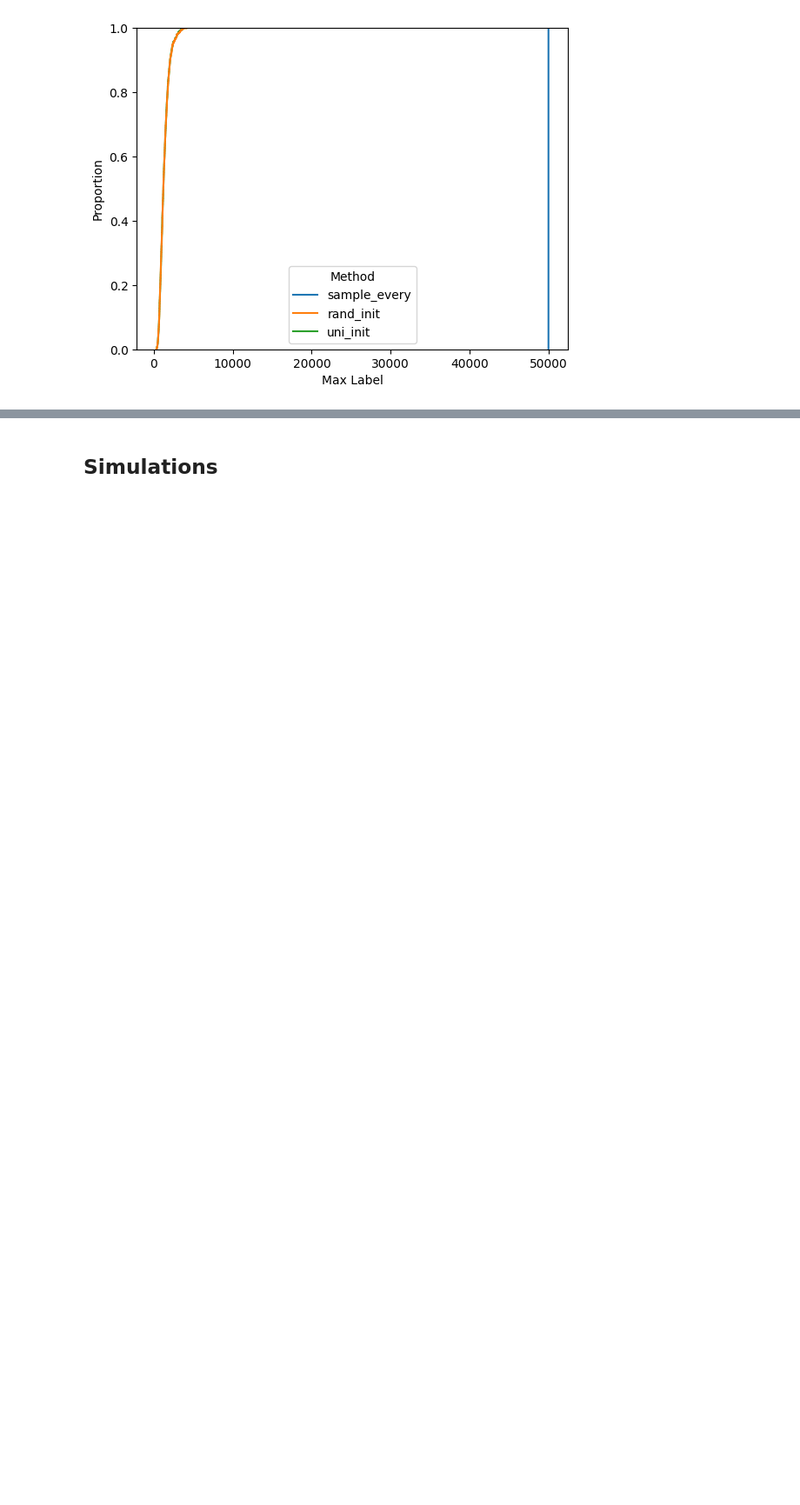
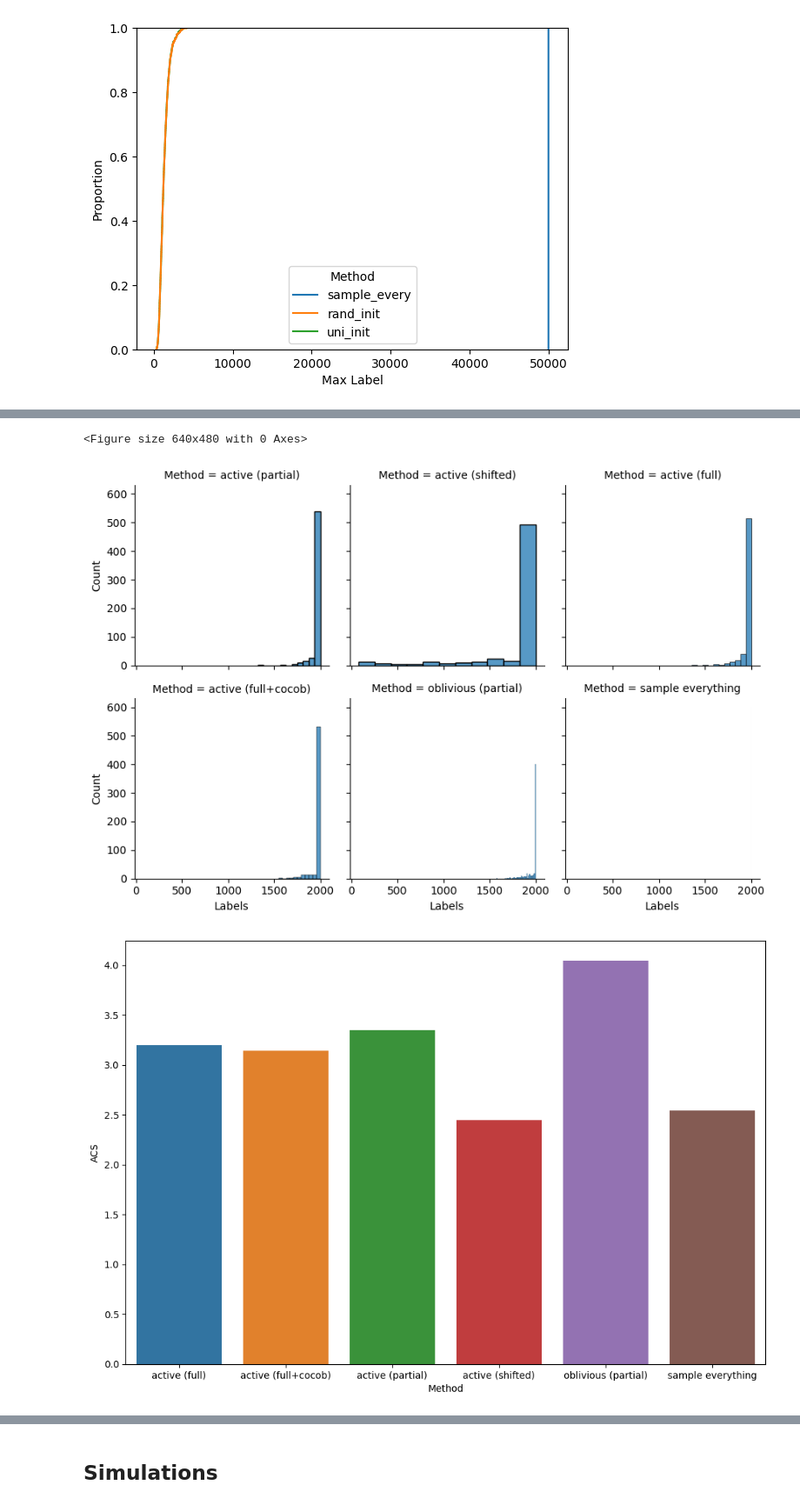
Before and after one commit to neilzxu/active-rcps, a Jupyter notebook: real_data.ipynb, the cells around one changed output, grey strips where cells are left out. Shown at 87% size. Drawn from its saved outputs; the diff is of its cells as text; code cells hidden in the pictures; blank space fills up the shorter version.

```diff
--- a/real_data.ipynb
+++ b/real_data.ipynb
@@ -415,0 +463,24 @@ visualize_beta_hat(beta_hat_data, beta_hat_df)
+# %%
+# visualize calibrated data
+def load_calib_results():
+    import dill
+    import pandas as pd
+    import IwUpperMartingale
+    from IwUpperMartingale import DummyMartingale
+    import Player
+    class DummyMinimax:
+        def __init(self):
+            pass
+    class DummyPlayer:
+        def __init(self):
+            pass
+    Player.DummyMinimax = DummyMinimax
+    Player.DummyPlayer = DummyPlayer
+    data_dir = 'results/imagenet_calib'
+    with open(f'{data_dir}/result_dump.pkl', 'rb') as in_f:
+        datas = dill.load(in_f)
+    data_df = pd.read_csv(f'{data_dir}/last_beta_dist.csv')
+    return datas, data_df
+calib_data, calib_df = load_calib_results()
+visualize_beta_hat(calib_data, calib_df)
+# %% [output]
@@ -415,0 +494,3 @@ visualize_beta_hat(beta_hat_data, beta_hat_df)
+<Figure size 640x480 with 0 Axes>
+[figure, added]
+[figure, added]
```
Also changed, not shown: parts of 6 cells of this notebook, 7 other files.
